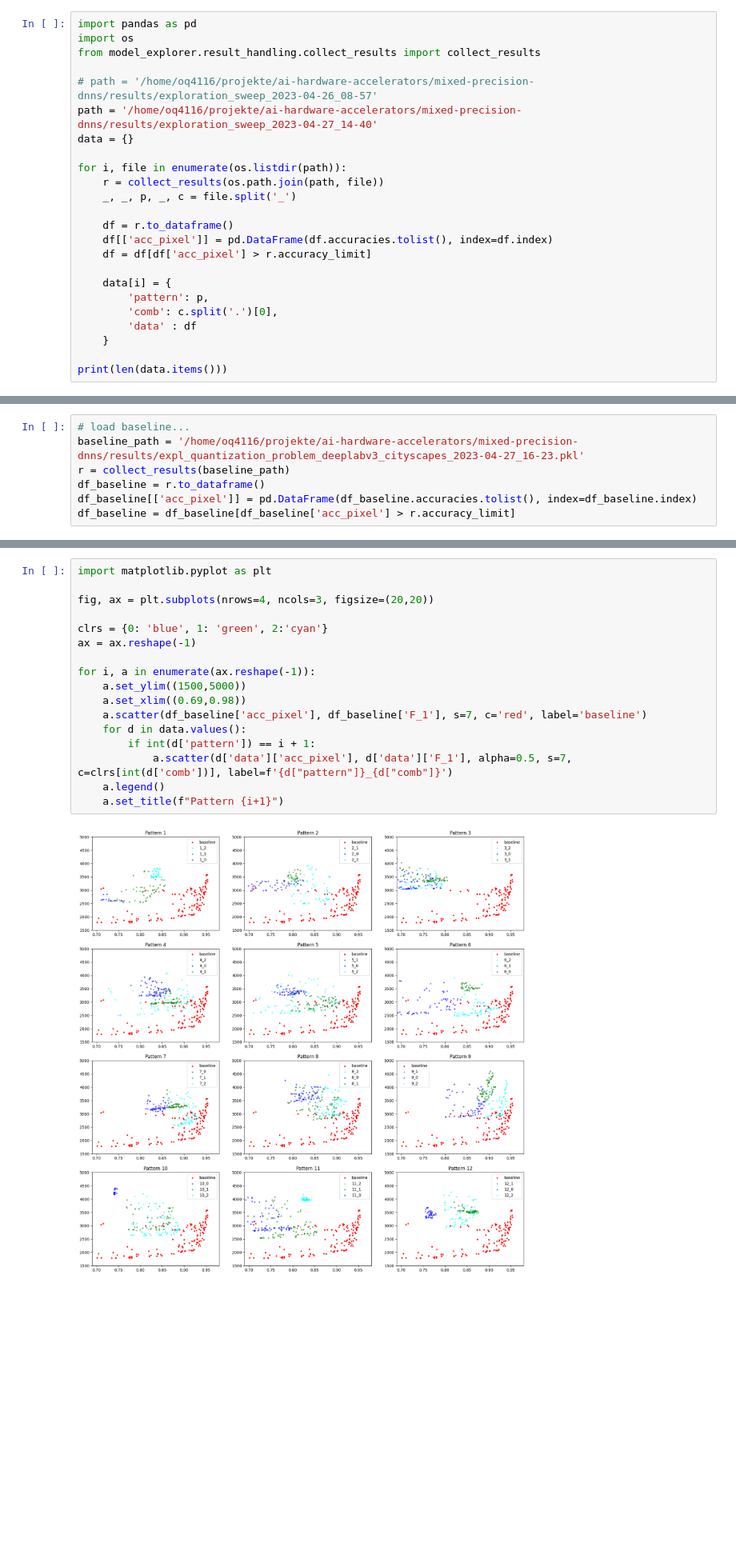
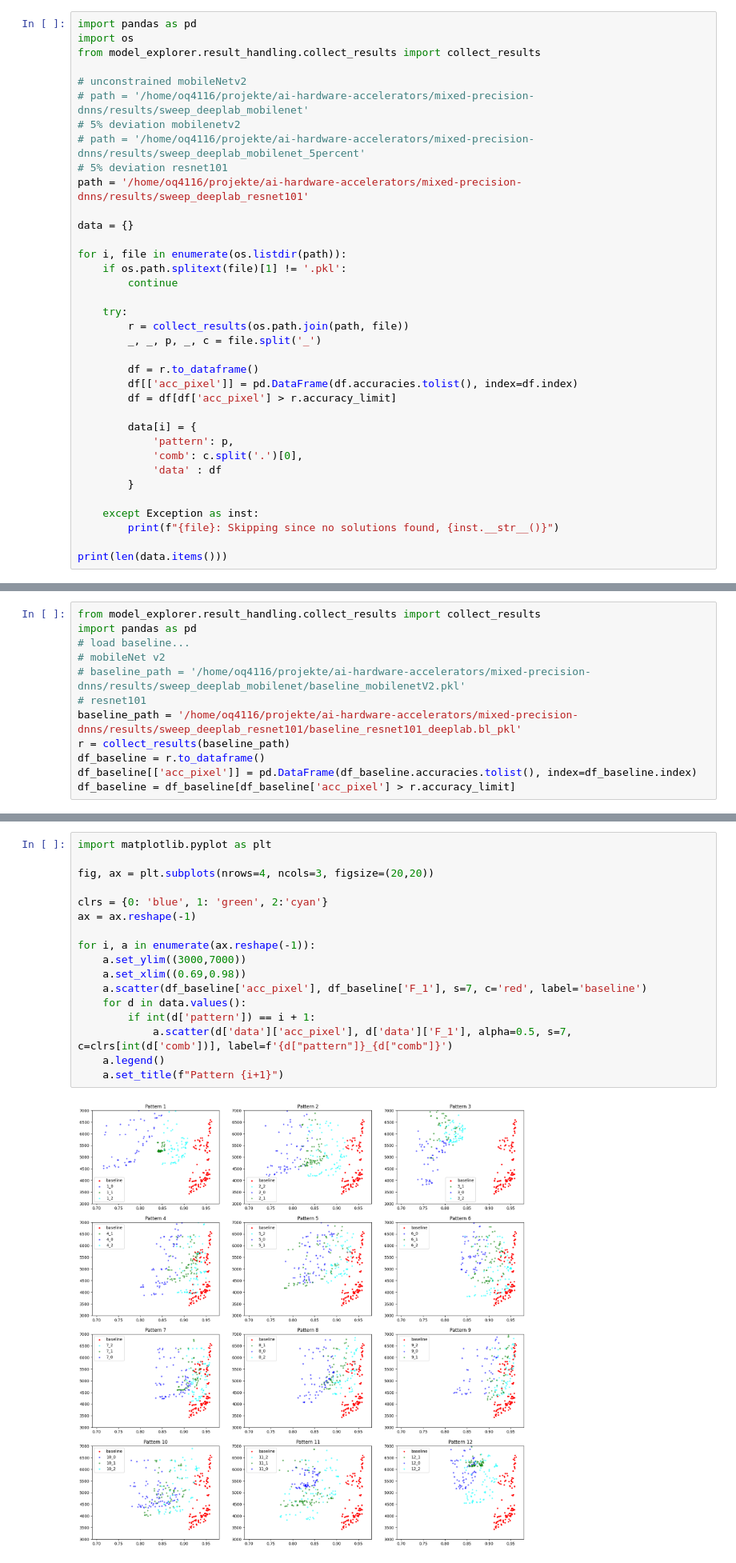
Before and after one commit to itiv-kit/dnn-model-exploration, a Jupyter notebook: evaluation_scripts/analyse_weather.ipynb, the cells around one changed output, grey strips where cells are left out. Shown at 80% size. Saved outputs shown, nothing was run; the diff lists cells and outputs as text; blank space fills up the shorter version.

Commit message:
some fixes on resnet110

```diff
--- a/evaluation_scripts/analyse_weather.ipynb
+++ b/evaluation_scripts/analyse_weather.ipynb
@@ -50,30 +50,47 @@ import pandas as pd
 import os
 from model_explorer.result_handling.collect_results import collect_results
 
-# path = '/home/oq4116/projekte/ai-hardware-accelerators/mixed-precision-dnns/results/exploration_sweep_2023-04-26_08-57'
-path = '/home/oq4116/projekte/ai-hardware-accelerators/mixed-precision-dnns/results/exploration_sweep_2023-04-27_14-40'
+# unconstrained mobileNetv2
+# path = '/home/oq4116/projekte/ai-hardware-accelerators/mixed-precision-dnns/results/sweep_deeplab_mobilenet'
+# 5% deviation mobilenetv2
+# path = '/home/oq4116/projekte/ai-hardware-accelerators/mixed-precision-dnns/results/sweep_deeplab_mobilenet_5percent'
+# 5% deviation resnet101
+path = '/home/oq4116/projekte/ai-hardware-accelerators/mixed-precision-dnns/results/sweep_deeplab_resnet101'
+
 data = {}
 
 for i, file in enumerate(os.listdir(path)):
-    r = collect_results(os.path.join(path, file))
-    _, _, p, _, c = file.split('_')
+    if os.path.splitext(file)[1] != '.pkl':
+        continue
 
-    df = r.to_dataframe()
-    df[['acc_pixel']] = pd.DataFrame(df.accuracies.tolist(), index=df.index)
-    df = df[df['acc_pixel'] > r.accuracy_limit]
+    try:
+        r = collect_results(os.path.join(path, file))
+        _, _, p, _, c = file.split('_')
 
-    data[i] = {
-        'pattern': p,
-        'comb': c.split('.')[0],
-        'data' : df
-    }
+        df = r.to_dataframe()
+        df[['acc_pixel']] = pd.DataFrame(df.accuracies.tolist(), index=df.index)
+        df = df[df['acc_pixel'] > r.accuracy_limit]
+
+        data[i] = {
+            'pattern': p,
+            'comb': c.split('.')[0],
+            'data' : df
+        }
+
+    except Exception as inst:
+        print(f"{file}: Skipping since no solutions found, {inst.__str__()}")
 
 print(len(data.items()))
 # %% [output]
 36
 # %%
+from model_explorer.result_handling.collect_results import collect_results
+import pandas as pd
 # load baseline...
-baseline_path = '/home/oq4116/projekte/ai-hardware-accelerators/mixed-precision-dnns/results/expl_quantization_problem_deeplabv3_cityscapes_2023-04-27_16-23.pkl'
+# mobileNet v2
+# baseline_path = '/home/oq4116/projekte/ai-hardware-accelerators/mixed-precision-dnns/results/sweep_deeplab_mobilenet/baseline_mobilenetV2.pkl'
+# resnet101
+baseline_path = '/home/oq4116/projekte/ai-hardware-accelerators/mixed-precision-dnns/results/sweep_deeplab_resnet101/baseline_resnet101_deeplab.bl_pkl'
 r = collect_results(baseline_path)
 df_baseline = r.to_dataframe()
 df_baseline[['acc_pixel']] = pd.DataFrame(df_baseline.accuracies.tolist(), index=df_baseline.index)
@@ -97,22 +114,22 @@ df_baseline
 # %%
 import matplotlib.pyplot as plt
 
 fig, ax = plt.subplots(nrows=4, ncols=3, figsize=(20,20))
 
 clrs = {0: 'blue', 1: 'green', 2:'cyan'}
 ax = ax.reshape(-1)
 
 for i, a in enumerate(ax.reshape(-1)):
-    a.set_ylim((1500,5000))
+    a.set_ylim((3000,7000))
     a.set_xlim((0.69,0.98))
     a.scatter(df_baseline['acc_pixel'], df_baseline['F_1'], s=7, c='red', label='baseline')
     for d in data.values():
         if int(d['pattern']) == i + 1:
             a.scatter(d['data']['acc_pixel'], d['data']['F_1'], alpha=0.5, s=7, c=clrs[int(d['comb'])], label=f'{d["pattern"]}_{d["comb"]}')
     a.legend()
     a.set_title(f"Pattern {i+1}")
 # %% [output]
-[figure, old version]
+[figure, new version]
 # %% [markdown]
 ### ResNet-50
 # %%
```
Also changed, not shown: 3 other files.
